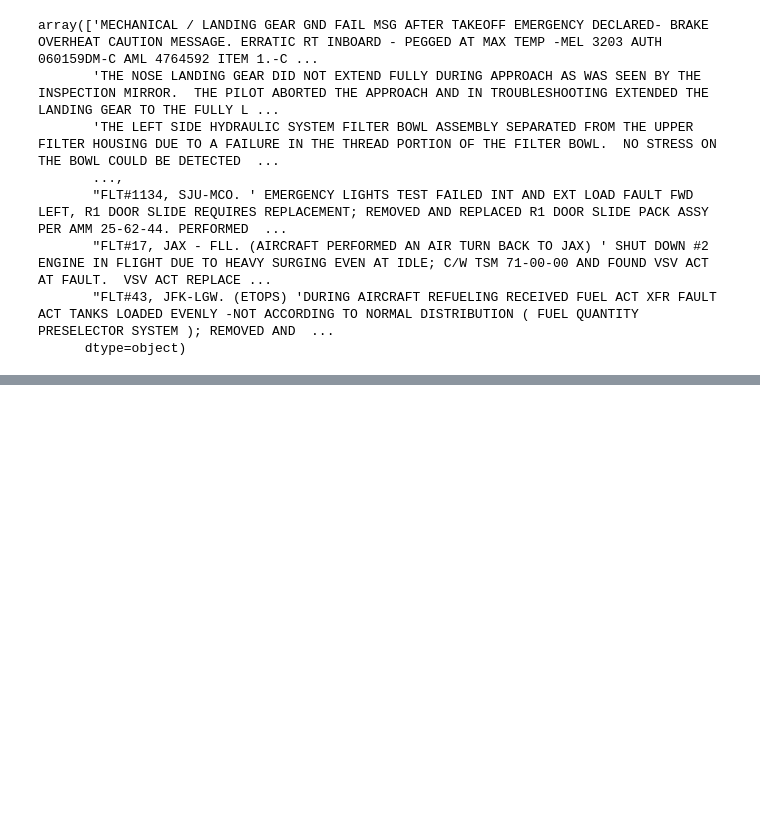
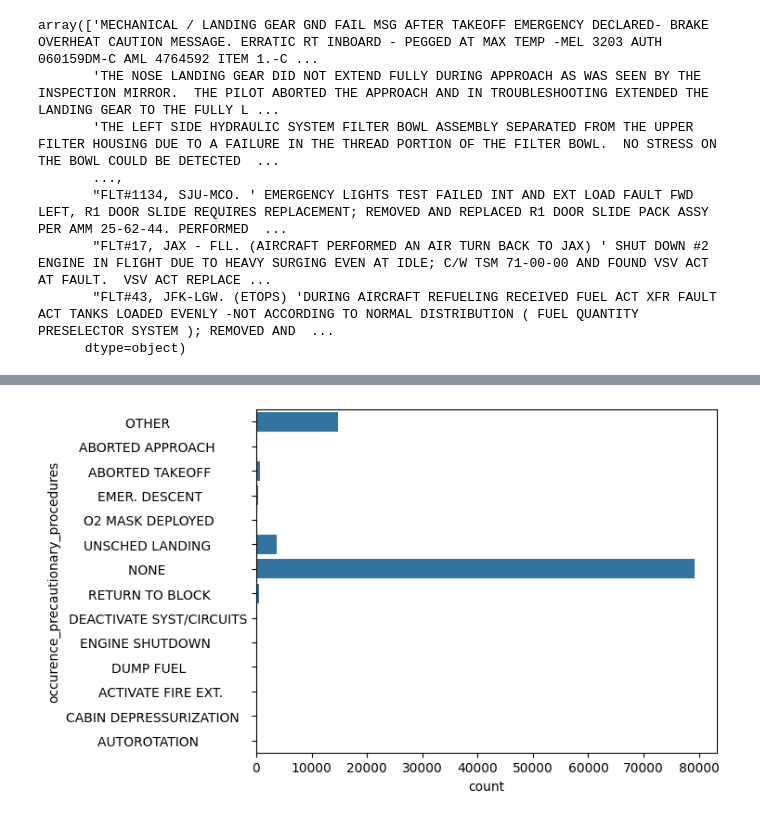
Before and after one commit to hjm46/FlightDelaysPredictions, a Jupyter notebook: cleaningAirlineOccurences.ipynb, the cells around one changed output, grey strips where cells are left out. Saved outputs shown, nothing was run; the diff lists cells and outputs as text; code cells hidden in the pictures; blank space fills up the shorter version.

```diff
--- a/cleaningAirlineOccurences.ipynb
+++ b/cleaningAirlineOccurences.ipynb
@@ -74,0 +92,5 @@ array(['MECHANICAL / LANDING GEAR GND FAIL MSG AFTER TAKEOFF EMERGENCY DECLARED-
+# %%
+sns.countplot(data=df["occurence_precautionary_procedures"])
+plt.show()
+# %% [output]
+[figure, added]
```
Also changed, not shown: parts of 5 cells of this notebook.
